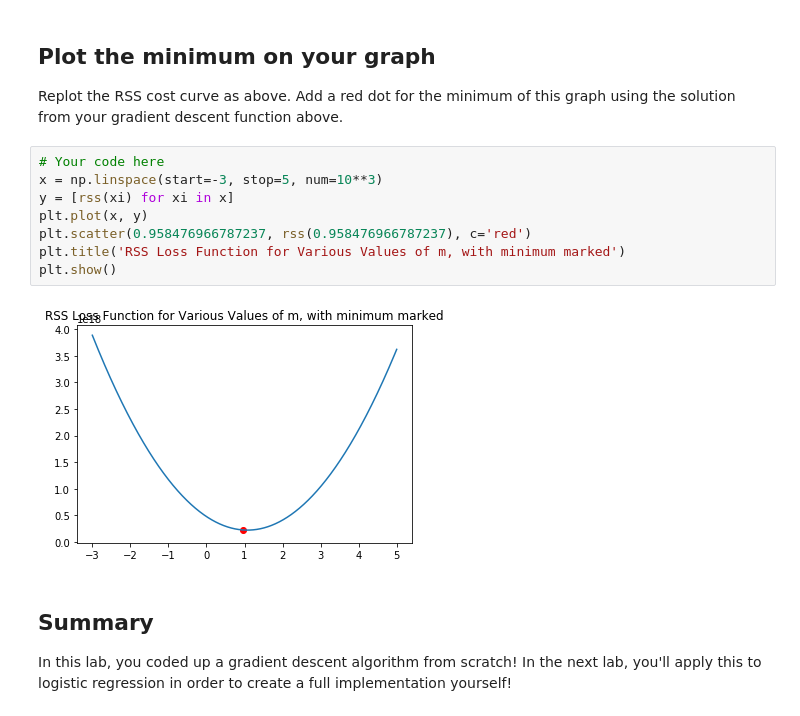
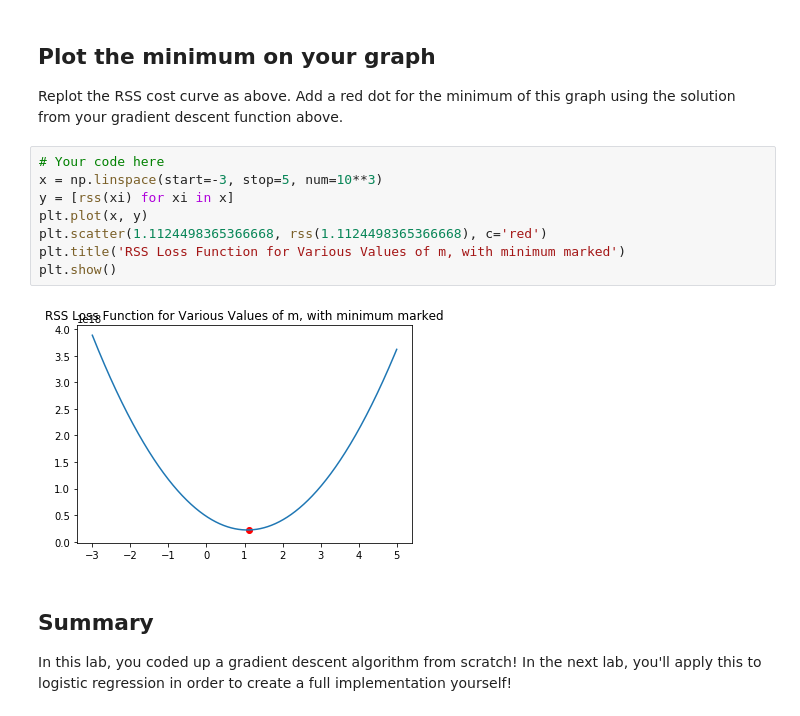
Before and after one commit to bmauss/dsc-gradient-descent-lab-onl01-dtsc-ft-052620, a Jupyter notebook: index.ipynb, the cells around one changed output. Drawn from its saved outputs; the diff is of its cells as text.

```diff
--- a/index.ipynb
+++ b/index.ipynb
@@ -184,13 +186,13 @@ Replot the RSS cost curve as above. Add a red dot for the minimum of this graph
 # %%
 # Your code here
 x = np.linspace(start=-3, stop=5, num=10**3)
 y = [rss(xi) for xi in x]
 plt.plot(x, y)
-plt.scatter(0.958476966787237, rss(0.958476966787237), c='red')
+plt.scatter(1.1124498365366668, rss(1.1124498365366668), c='red')
 plt.title('RSS Loss Function for Various Values of m, with minimum marked')
 plt.show()
 # %% [output]
-[figure, old version]
+[figure, new version]
 # %% [markdown]
 ## Summary
 
```
Also changed, not shown: parts of 1 cell of this notebook.
